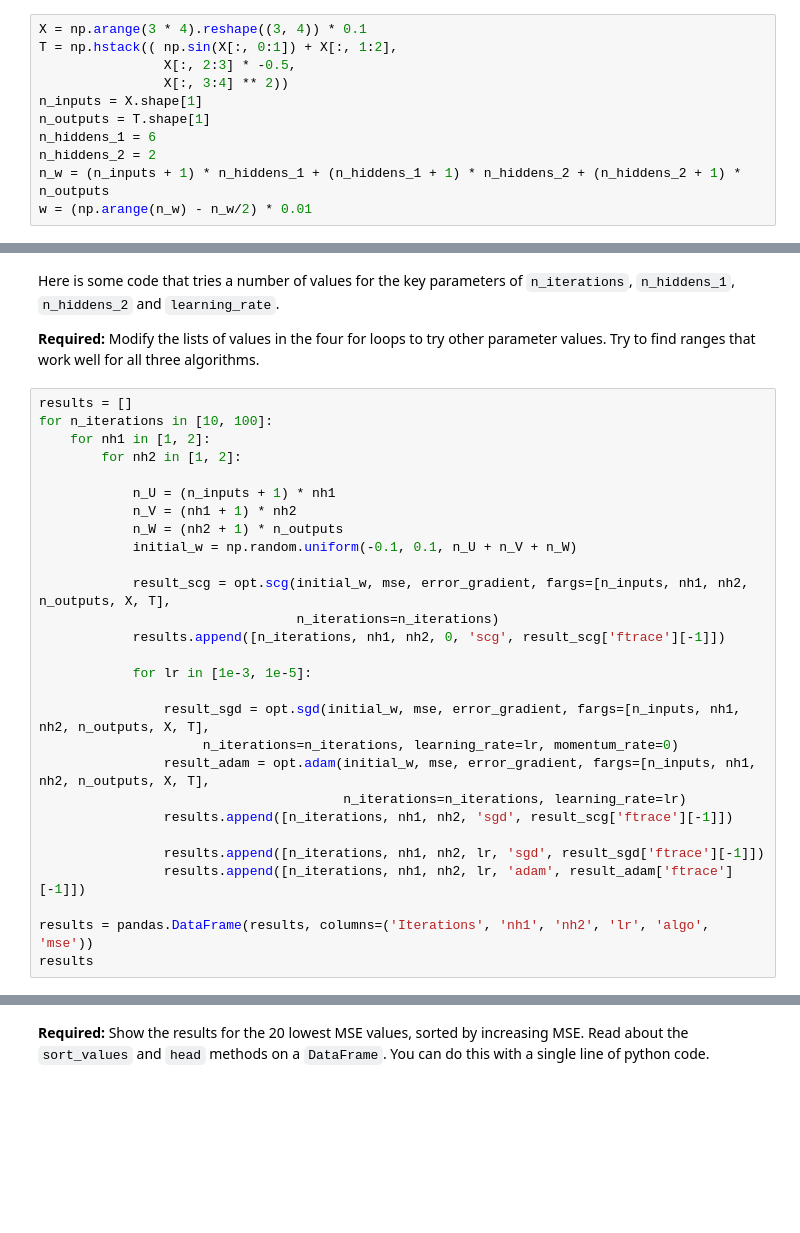
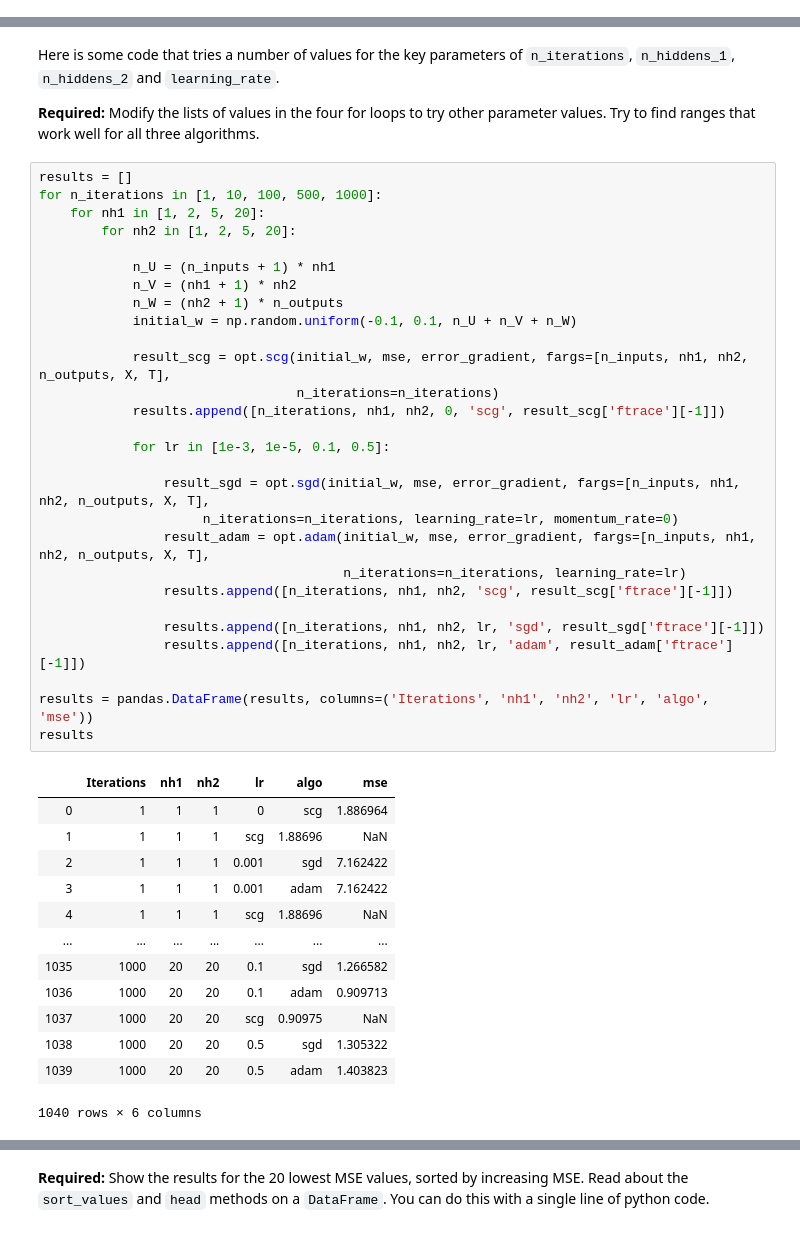
Before and after one commit to bstaab/CS545_MachineLearning, a Jupyter notebook: assignments/A2/Staab-A2.ipynb, the cells around one changed output, grey strips where cells are left out. Saved outputs shown, nothing was run; the diff lists cells and outputs as text; blank space fills up the shorter version.

```diff
--- a/assignments/A2/Staab-A2.ipynb
+++ b/assignments/A2/Staab-A2.ipynb
@@ -226,11 +243,0 @@ array([-0.35069456, -0.39631011, -0.27053352, -0.30567291, -0.30560297,
-# %%
-X = np.arange(3 * 4).reshape((3, 4)) * 0.1
-T = np.hstack(( np.sin(X[:, 0:1]) + X[:, 1:2],
-                X[:, 2:3] * -0.5,
-                X[:, 3:4] ** 2))
-n_inputs = X.shape[1]
-n_outputs = T.shape[1]
-n_hiddens_1 = 6
-n_hiddens_2 = 2
-n_w = (n_inputs + 1) * n_hiddens_1 + (n_hiddens_1 + 1) * n_hiddens_2 + (n_hiddens_2 + 1) * n_outputs
-w = (np.arange(n_w) - n_w/2) * 0.01
@@ -346,29 +385,43 @@ Here is some code that tries a number of values for the key parameters of `n_ite
 **Required:** Modify the lists of values in the four for loops to try other parameter values.  Try to find ranges that work well for all three algorithms.
 # %%
 results = []
-for n_iterations in [10, 100]:
-    for nh1 in [1, 2]:
-        for nh2 in [1, 2]:
+for n_iterations in [1, 10, 100, 500, 1000]:
+    for nh1 in [1, 2, 5, 20]:
+        for nh2 in [1, 2, 5, 20]:
 
             n_U = (n_inputs + 1) * nh1
             n_V = (nh1 + 1) * nh2
             n_W = (nh2 + 1) * n_outputs
             initial_w = np.random.uniform(-0.1, 0.1, n_U + n_V + n_W)
 
             result_scg = opt.scg(initial_w, mse, error_gradient, fargs=[n_inputs, nh1, nh2, n_outputs, X, T],
                                  n_iterations=n_iterations)
             results.append([n_iterations, nh1, nh2, 0, 'scg', result_scg['ftrace'][-1]])
 
-            for lr in [1e-3, 1e-5]:
+            for lr in [1e-3, 1e-5, 0.1, 0.5]:
 
                 result_sgd = opt.sgd(initial_w, mse, error_gradient, fargs=[n_inputs, nh1, nh2, n_outputs, X, T],
                      n_iterations=n_iterations, learning_rate=lr, momentum_rate=0)
                 result_adam = opt.adam(initial_w, mse, error_gradient, fargs=[n_inputs, nh1, nh2, n_outputs, X, T],
                                        n_iterations=n_iterations, learning_rate=lr)
-                results.append([n_iterations, nh1, nh2, 'sgd', result_scg['ftrace'][-1]])
+                results.append([n_iterations, nh1, nh2, 'scg', result_scg['ftrace'][-1]])
 
                 results.append([n_iterations, nh1, nh2, lr, 'sgd', result_sgd['ftrace'][-1]])
                 results.append([n_iterations, nh1, nh2, lr, 'adam', result_adam['ftrace'][-1]])
 
 results = pandas.DataFrame(results, columns=('Iterations', 'nh1', 'nh2', 'lr', 'algo', 'mse'))
 results
+# %% [output]
+|  | Iterations | nh1 | nh2 | lr | algo | mse |
+| 0 | 1 | 1 | 1 | 0 | scg | 1.886964 |
+| 1 | 1 | 1 | 1 | scg | 1.88696 | NaN |
+| 2 | 1 | 1 | 1 | 0.001 | sgd | 7.162422 |
+| 3 | 1 | 1 | 1 | 0.001 | adam | 7.162422 |
+| 4 | 1 | 1 | 1 | scg | 1.88696 | NaN |
+| ... | ... | ... | ... | ... | ... | ... |
+| 1035 | 1000 | 20 | 20 | 0.1 | sgd | 1.266582 |
+| 1036 | 1000 | 20 | 20 | 0.1 | adam | 0.909713 |
+| 1037 | 1000 | 20 | 20 | scg | 0.90975 | NaN |
+| 1038 | 1000 | 20 | 20 | 0.5 | sgd | 1.305322 |
+| 1039 | 1000 | 20 | 20 | 0.5 | adam | 1.403823 |
+1040 rows × 6 columns
```
Also changed, not shown: parts of 58 cells of this notebook.
